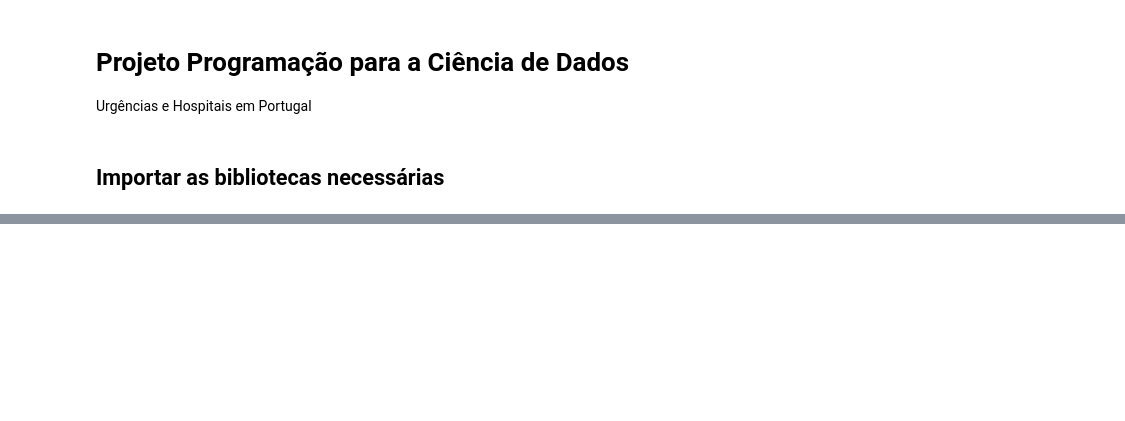
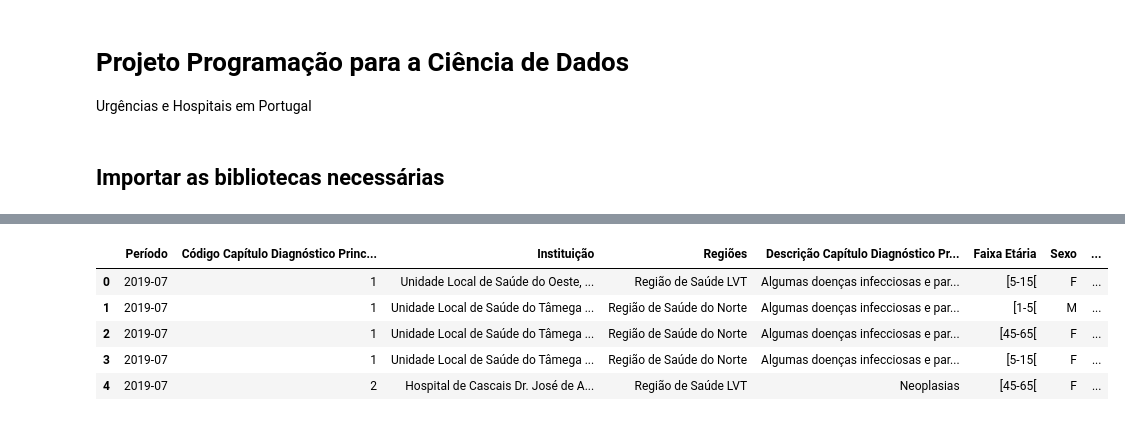
Before and after one commit to He1senb0rg/Projeto-PCD, a Jupyter notebook: projeto.ipynb, the cells around one changed output, grey strips where cells are left out. Cells and saved outputs as stored; diff of their text form; code cells hidden in the pictures; blank space fills up the shorter version.

```diff
--- a/projeto.ipynb
+++ b/projeto.ipynb
@@ -18,7 +20,10 @@ from sklearn import metrics
 # %%
-urgencias = pd.read_csv('datasets/atendimentos-por-urgencia.csv', sep=';')
-morbilidade = pd.read_csv('datasets/morbilidade.csv', sep=';')
+urgencias = pd.read_csv('datasets/atendimentos-por-urgencia.csv', sep=';', encoding="utf-8")
+morbilidade = pd.read_csv('datasets/morbilidade.csv', sep=';', encoding="utf-8")
 
-print(urgencias.head())
-print(morbilidade.head())
+print("Dados de Urgências:")
+urgencias.info()
+
+print("\nDados de Morbilidade:")
+morbilidade.info()
 # %% [output]
@@ -41,0 +56,9 @@ print(morbilidade.head())
+# %%
+morbilidade.head()
+# %% [output]
+|  | Período | Código Capítulo Diagnóstico Princ... | Instituição | Regiões | Descrição Capítulo Diagnóstico Pr... | Faixa Etária | Sexo | ... |
+| 0 | 2019-07 | 1 | Unidade Local de Saúde do Oeste, ... | Região de Saúde LVT | Algumas doenças infecciosas e par... | [5-15[ | F | ... |
+| 1 | 2019-07 | 1 | Unidade Local de Saúde do Tâmega ... | Região de Saúde do Norte | Algumas doenças infecciosas e par... | [1-5[ | M | ... |
+| 2 | 2019-07 | 1 | Unidade Local de Saúde do Tâmega ... | Região de Saúde do Norte | Algumas doenças infecciosas e par... | [45-65[ | F | ... |
+| 3 | 2019-07 | 1 | Unidade Local de Saúde do Tâmega ... | Região de Saúde do Norte | Algumas doenças infecciosas e par... | [5-15[ | F | ... |
+| 4 | 2019-07 | 2 | Hospital de Cascais Dr. José de A... | Região de Saúde LVT | Neoplasias | [45-65[ | F | ... |
```
Also changed, not shown: parts of 16 cells of this notebook, 1 other file.
